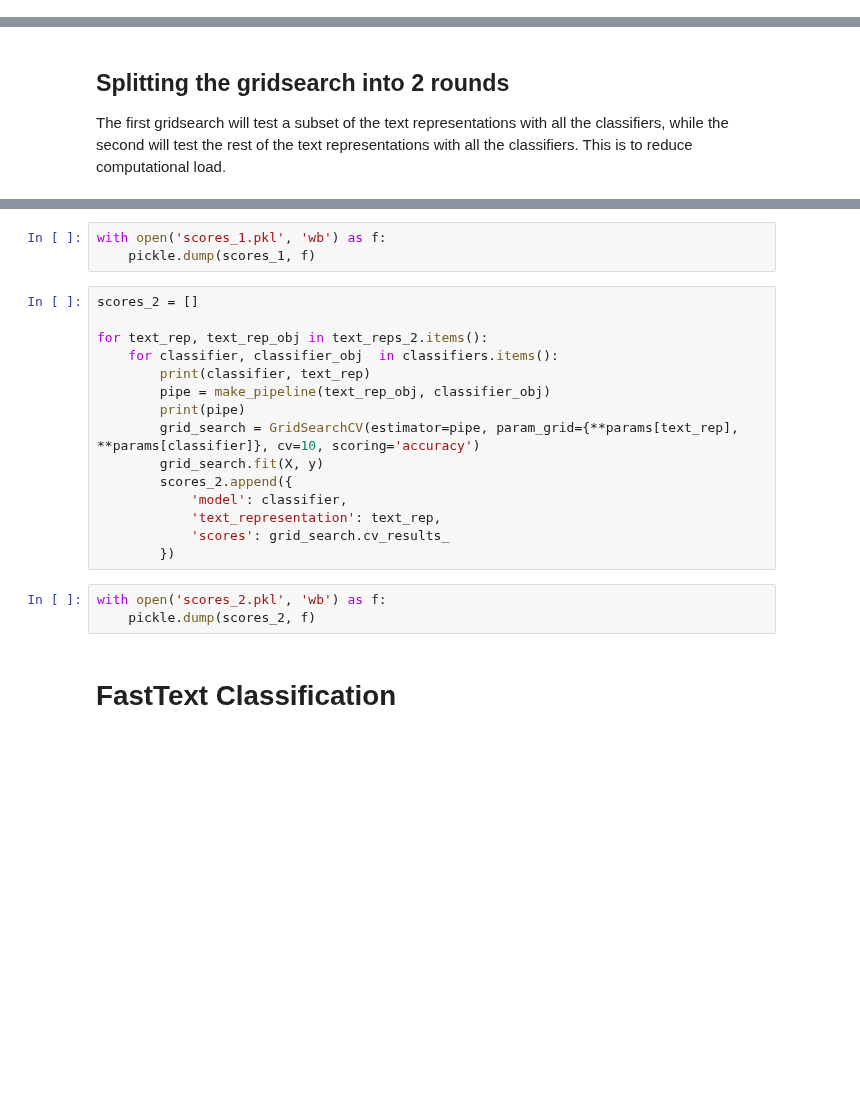
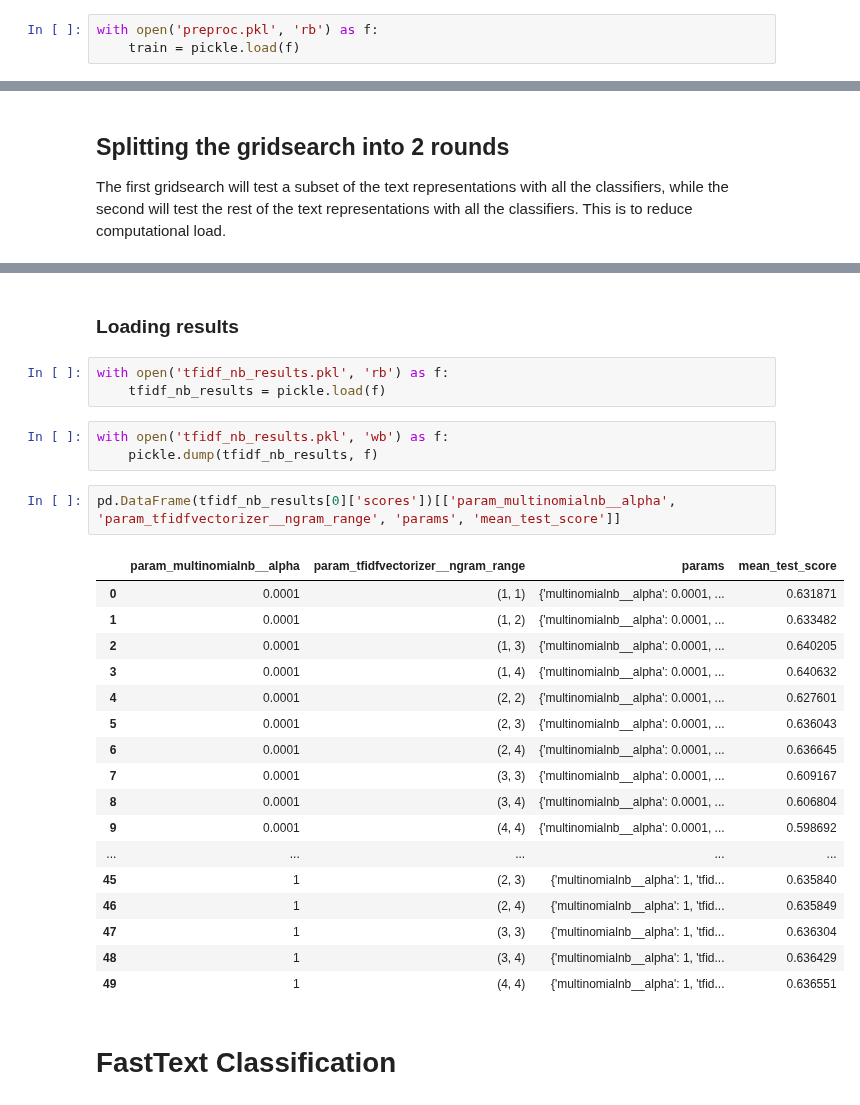
Before and after one commit to psychoanalyzing-twitter/amazon-review-analysis, a Jupyter notebook: cw2.ipynb, the cells around one changed output, grey strips where cells are left out. Saved outputs shown, nothing was run; the diff lists cells and outputs as text; blank space fills up the shorter version.

```diff
--- a/cw2.ipynb
+++ b/cw2.ipynb
@@ -440,5 +453,8 @@ As stated by Michael Kana, PhD, in [1], the following text representations techn
 Such representation techniques will be experimented with in this section.
 
 [1] https://towardsdatascience.com/representing-text-in-natural-language-processing-1eead30e57d8
+# %%
+with open('preproc.pkl', 'rb') as f:
+    train = pickle.load(f)
 # %%
 train
@@ -670,24 +831,31 @@ for text_rep, text_rep_obj in text_reps_1.items():
+# %% [markdown]
+### Loading results
+# %%
+with open('tfidf_nb_results.pkl', 'rb') as f:
+    tfidf_nb_results = pickle.load(f)
 # %%
-with open('scores_1.pkl', 'wb') as f:
-    pickle.dump(scores_1, f)
+with open('tfidf_nb_results.pkl', 'wb') as f:
+    pickle.dump(tfidf_nb_results, f)
-# %%
-scores_2 = []
-
-for text_rep, text_rep_obj in text_reps_2.items():
-    for classifier, classifier_obj  in classifiers.items():
-        print(classifier, text_rep)
-        pipe = make_pipeline(text_rep_obj, classifier_obj)
-        print(pipe)
-        grid_search = GridSearchCV(estimator=pipe, param_grid={**params[text_rep], **params[classifier]}, cv=10, scoring='accuracy')
-        grid_search.fit(X, y)
-        scores_2.append({
-            'model': classifier,
-            'text_representation': text_rep,
-            'scores': grid_search.cv_results_
-        })
-# %%
-with open('scores_2.pkl', 'wb') as f:
-    pickle.dump(scores_2, f)
+# %%
+pd.DataFrame(tfidf_nb_results[0]['scores'])[['param_multinomialnb__alpha', 'param_tfidfvectorizer__ngram_range', 'params', 'mean_test_score']]
+# %% [output]
+|  | param_multinomialnb__alpha | param_tfidfvectorizer__ngram_range | params | mean_test_score |
+| 0 | 0.0001 | (1, 1) | {'multinomialnb__alpha': 0.0001, ... | 0.631871 |
+| 1 | 0.0001 | (1, 2) | {'multinomialnb__alpha': 0.0001, ... | 0.633482 |
+| 2 | 0.0001 | (1, 3) | {'multinomialnb__alpha': 0.0001, ... | 0.640205 |
+| 3 | 0.0001 | (1, 4) | {'multinomialnb__alpha': 0.0001, ... | 0.640632 |
+| 4 | 0.0001 | (2, 2) | {'multinomialnb__alpha': 0.0001, ... | 0.627601 |
+| 5 | 0.0001 | (2, 3) | {'multinomialnb__alpha': 0.0001, ... | 0.636043 |
+| 6 | 0.0001 | (2, 4) | {'multinomialnb__alpha': 0.0001, ... | 0.636645 |
+| 7 | 0.0001 | (3, 3) | {'multinomialnb__alpha': 0.0001, ... | 0.609167 |
+| 8 | 0.0001 | (3, 4) | {'multinomialnb__alpha': 0.0001, ... | 0.606804 |
+| 9 | 0.0001 | (4, 4) | {'multinomialnb__alpha': 0.0001, ... | 0.598692 |
+| ... | ... | ... | ... | ... |
+| 45 | 1 | (2, 3) | {'multinomialnb__alpha': 1, 'tfid... | 0.635840 |
+| 46 | 1 | (2, 4) | {'multinomialnb__alpha': 1, 'tfid... | 0.635849 |
+| 47 | 1 | (3, 3) | {'multinomialnb__alpha': 1, 'tfid... | 0.636304 |
+| 48 | 1 | (3, 4) | {'multinomialnb__alpha': 1, 'tfid... | 0.636429 |
+| 49 | 1 | (4, 4) | {'multinomialnb__alpha': 1, 'tfid... | 0.636551 |
 # %% [markdown]
 # FastText Classification
 # %%
```
Also changed, not shown: parts of 21 cells of this notebook, 1 other file.
